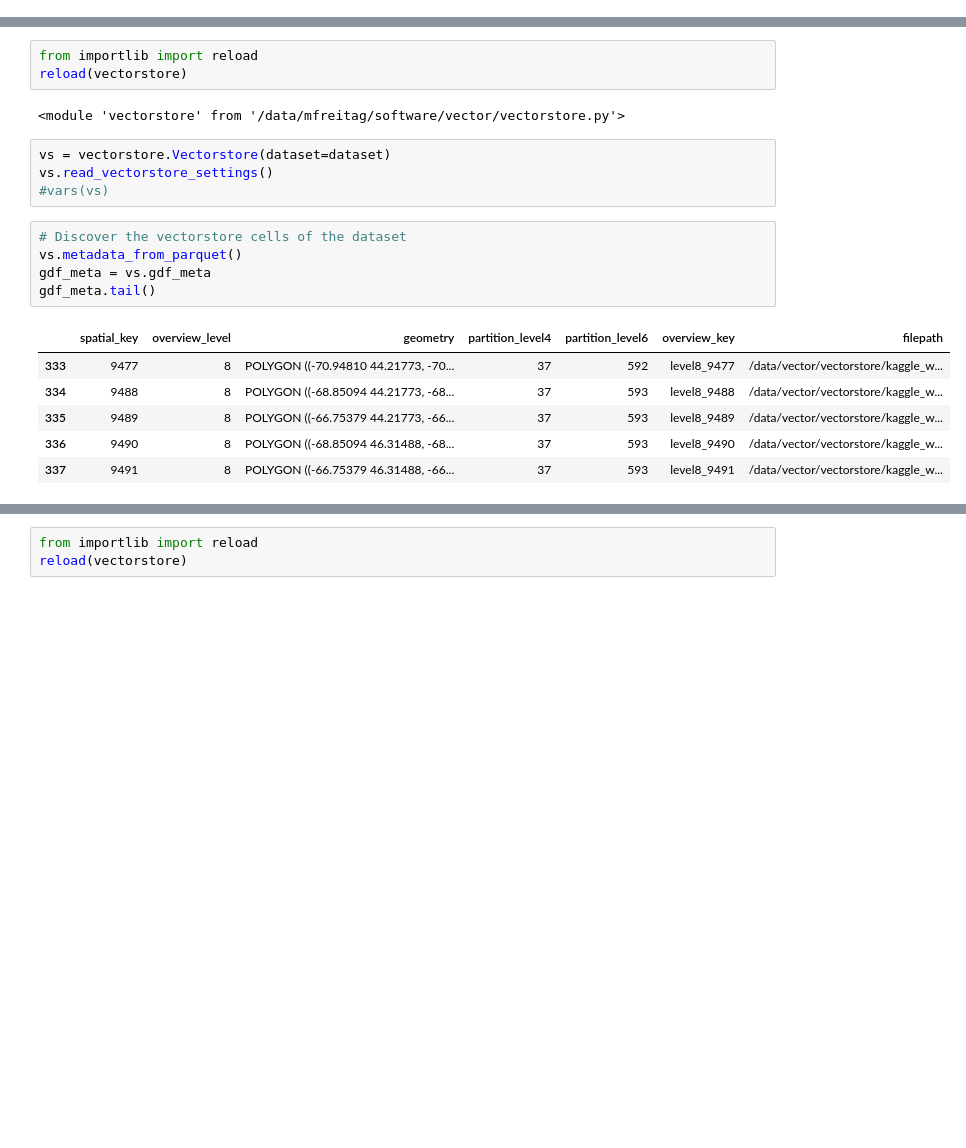
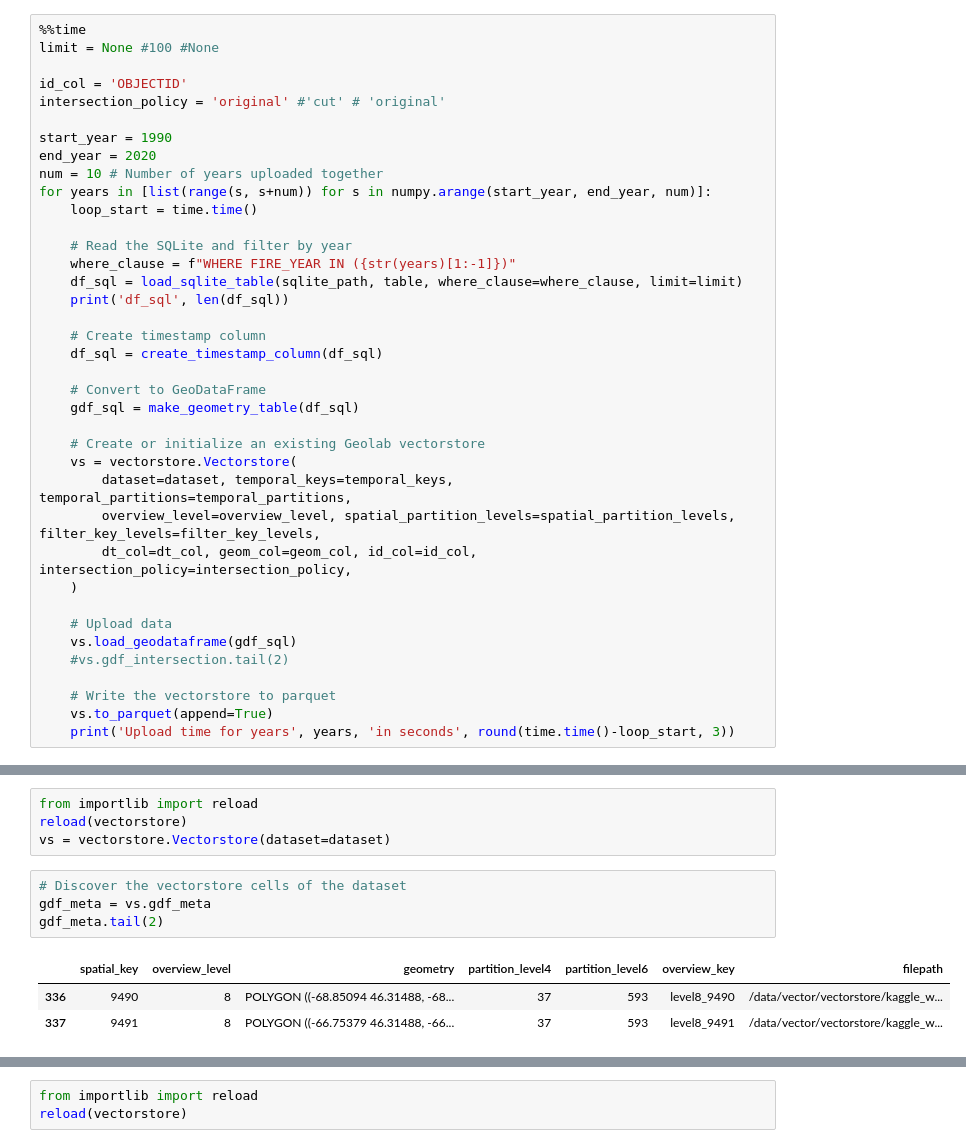
Before and after one commit to IBM/tensorlakehouse, a Jupyter notebook: examples/upload_kaggle_wildfire.ipynb, the cells around one changed output, grey strips where cells are left out. Cells and saved outputs as stored; diff of their text form; blank space fills up the shorter version.

Commit message:
enabling sequential uploads

```diff
--- a/examples/upload_kaggle_wildfire.ipynb
+++ b/examples/upload_kaggle_wildfire.ipynb
@@ -210,0 +190,38 @@ Wall time: 1min 48s
+# %%
+%%time
+limit = None #100 #None
+
+id_col = 'OBJECTID'
+intersection_policy = 'original' #'cut' # 'original'
+
+start_year = 1990
+end_year = 2020
+num = 10 # Number of years uploaded together
+for years in [list(range(s, s+num)) for s in numpy.arange(start_year, end_year, num)]:
+    loop_start = time.time()
+
+    # Read the SQLite and filter by year
+    where_clause = f"WHERE FIRE_YEAR IN ({str(years)[1:-1]})"
+    df_sql = load_sqlite_table(sqlite_path, table, where_clause=where_clause, limit=limit)
+    print('df_sql', len(df_sql))
+
+    # Create timestamp column
+    df_sql = create_timestamp_column(df_sql)
+
+    # Convert to GeoDataFrame
+    gdf_sql = make_geometry_table(df_sql)
+
+    # Create or initialize an existing Geolab vectorstore
+    vs = vectorstore.Vectorstore(
+        dataset=dataset, temporal_keys=temporal_keys, temporal_partitions=temporal_partitions,
+        overview_level=overview_level, spatial_partition_levels=spatial_partition_levels, filter_key_levels=filter_key_levels,
+        dt_col=dt_col, geom_col=geom_col, id_col=id_col, intersection_policy=intersection_policy,
+    )
+
+    # Upload data
+    vs.load_geodataframe(gdf_sql)
+    #vs.gdf_intersection.tail(2)
+
+    # Write the vectorstore to parquet
+    vs.to_parquet(append=True)
+    print('Upload time for years', years, 'in seconds', round(time.time()-loop_start, 3))
@@ -211,22 +240,13 @@ Wall time: 1min 48s
 # %%
 from importlib import reload
 reload(vectorstore)
+vs = vectorstore.Vectorstore(dataset=dataset)
-# %% [output]
-<module 'vectorstore' from '/data/mfreitag/software/vector/vectorstore.py'>
-# %%
-vs = vectorstore.Vectorstore(dataset=dataset)
-vs.read_vectorstore_settings()
-#vars(vs)
 # %%
 # Discover the vectorstore cells of the dataset
-vs.metadata_from_parquet()
 gdf_meta = vs.gdf_meta
-gdf_meta.tail()
+gdf_meta.tail(2)
 # %% [output]
 |  | spatial_key | overview_level | geometry | partition_level4 | partition_level6 | overview_key | filepath |
-| 333 | 9477 | 8 | POLYGON ((-70.94810 44.21773, -70... | 37 | 592 | level8_9477 | /data/vector/vectorstore/kaggle_w... |
-| 334 | 9488 | 8 | POLYGON ((-68.85094 44.21773, -68... | 37 | 593 | level8_9488 | /data/vector/vectorstore/kaggle_w... |
-| 335 | 9489 | 8 | POLYGON ((-66.75379 44.21773, -66... | 37 | 593 | level8_9489 | /data/vector/vectorstore/kaggle_w... |
 | 336 | 9490 | 8 | POLYGON ((-68.85094 46.31488, -68... | 37 | 593 | level8_9490 | /data/vector/vectorstore/kaggle_w... |
 | 337 | 9491 | 8 | POLYGON ((-66.75379 46.31488, -66... | 37 | 593 | level8_9491 | /data/vector/vectorstore/kaggle_w... |
 # %%
```
Also changed, not shown: parts of 20 cells of this notebook.
